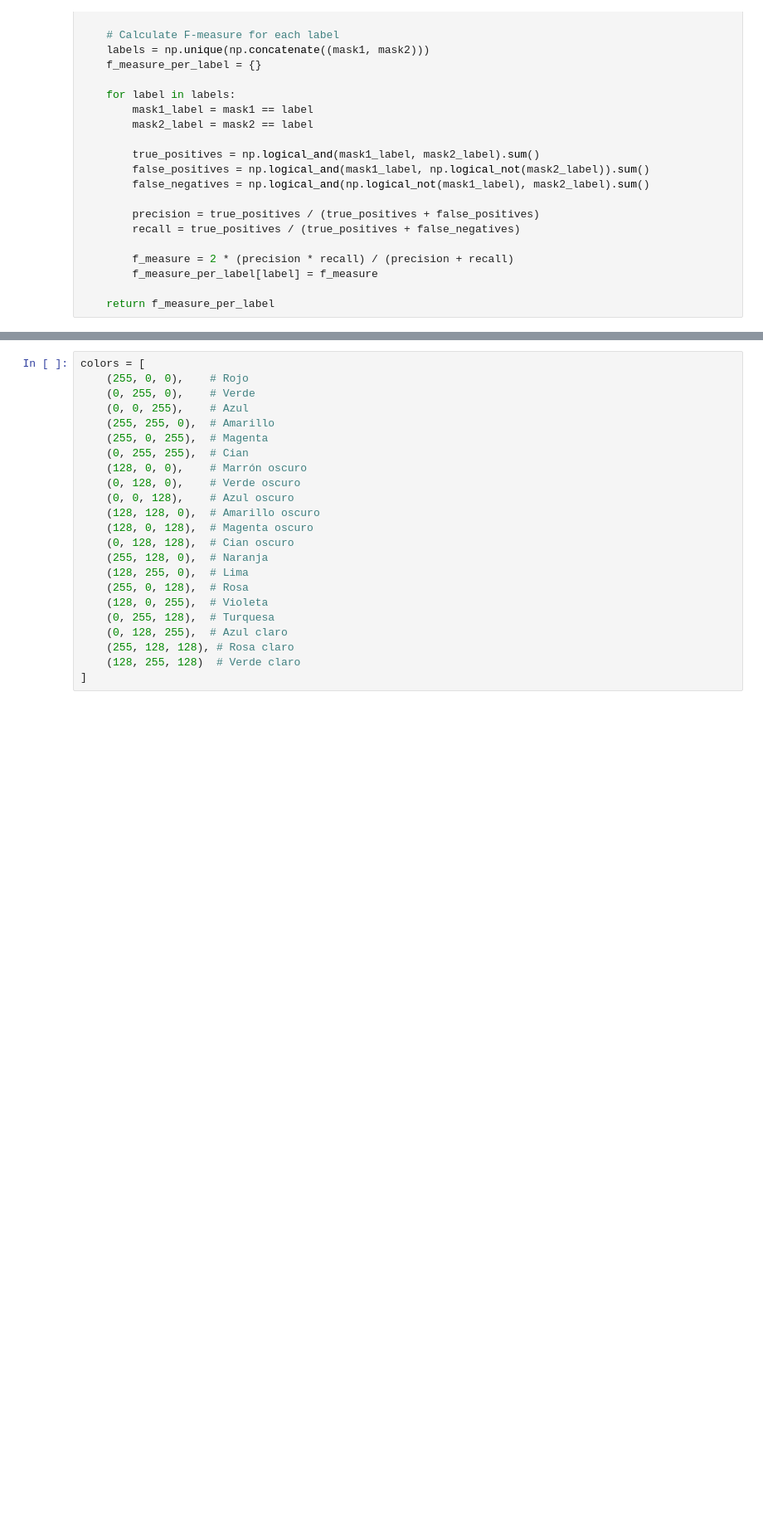
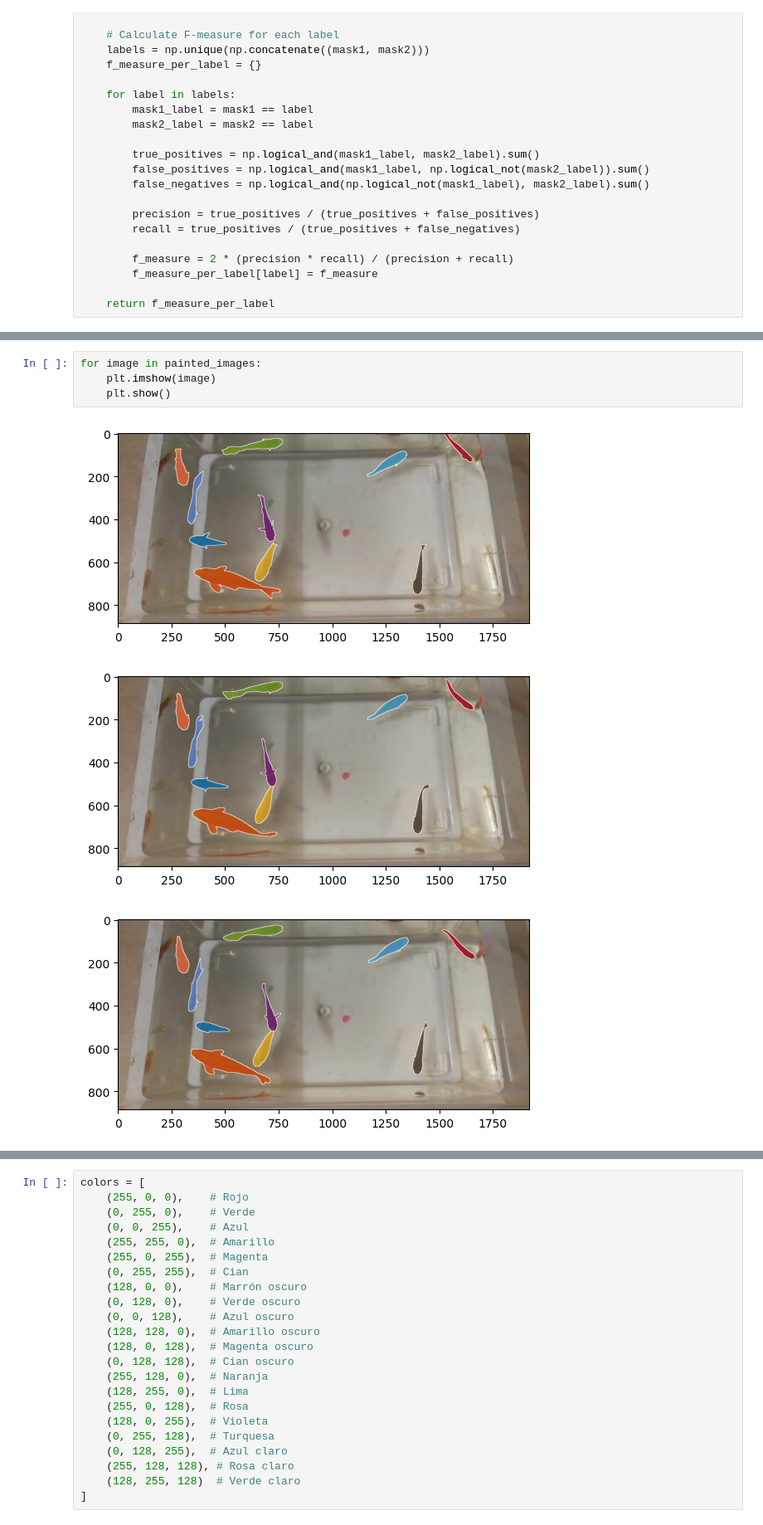
Before and after one commit to jpitagc/VOS-E-SAM, a Jupyter notebook: videoPipeline.ipynb, the cells around one changed output, grey strips where cells are left out. Shown at 83% size. Saved outputs shown, nothing was run; the diff lists cells and outputs as text; blank space fills up the shorter version.

```diff
--- a/videoPipeline.ipynb
+++ b/videoPipeline.ipynb
@@ -253,0 +275,8 @@ KeyboardInterrupt:
+# %%
+for image in painted_images:
+    plt.imshow(image)
+    plt.show()
+# %% [output]
+[figure, added]
+[figure, added]
+[figure, added]
```
Also changed, not shown: parts of 45 cells of this notebook, 3 other files.
